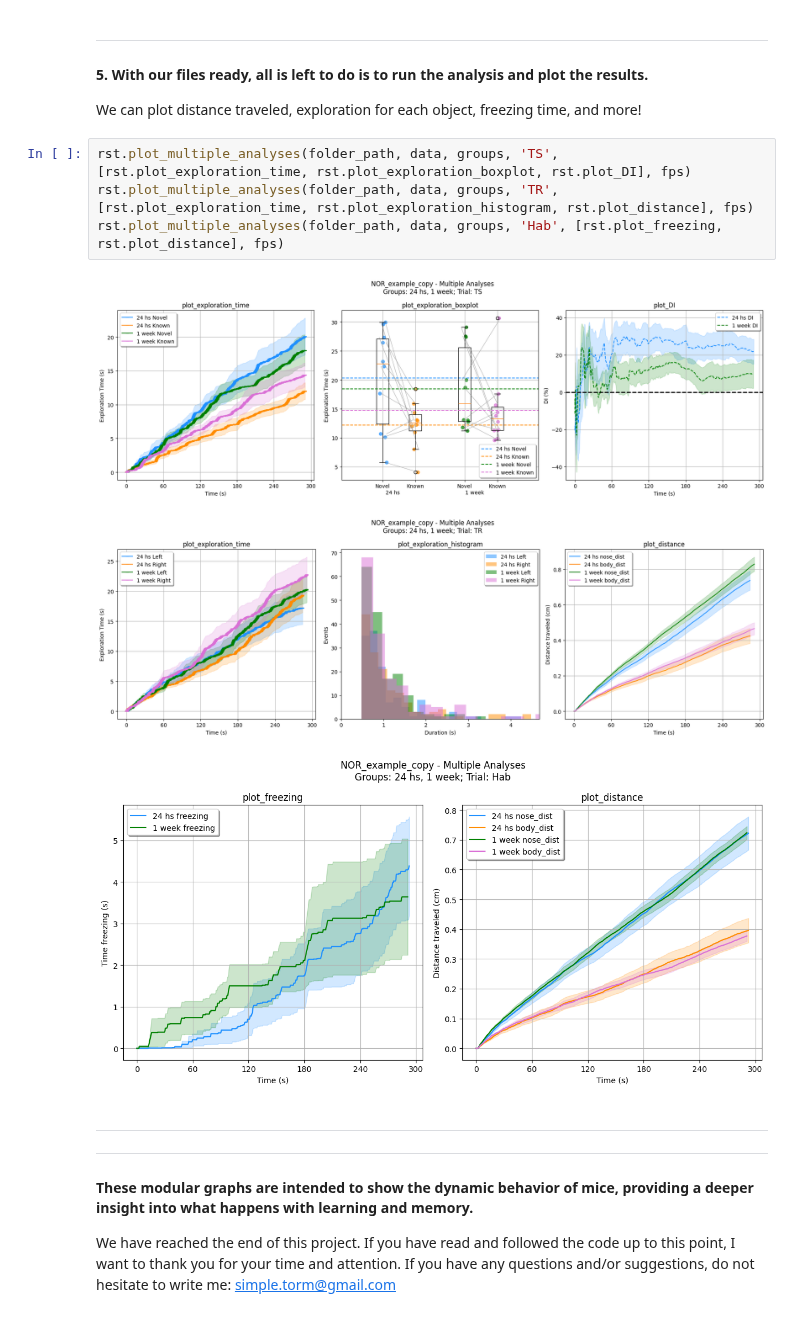
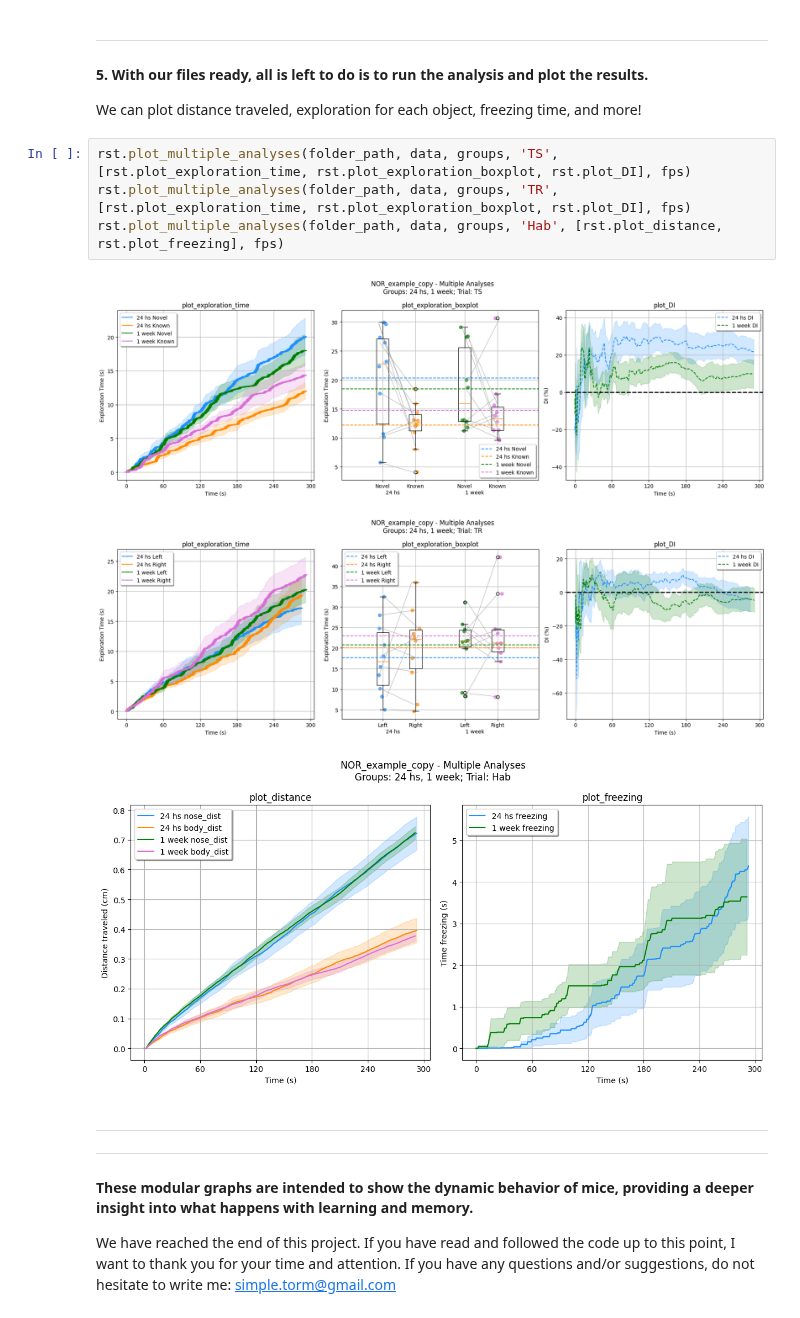
Before and after one commit to sdhers/RAINSTORM, a Jupyter notebook: 7-Seize_labels.ipynb, the cells around one changed output. Saved outputs shown, nothing was run; the diff lists cells and outputs as text.

```diff
--- a/7-Seize_labels.ipynb
+++ b/7-Seize_labels.ipynb
@@ -109,12 +109,12 @@ Renamed and saved: C:\Users\dhers\Desktop\RAINSTORM\docs\examples\NOR_example_co
 We can plot distance traveled, exploration for each object, freezing time, and more!
 # %%
 rst.plot_multiple_analyses(folder_path, data, groups, 'TS', [rst.plot_exploration_time, rst.plot_exploration_boxplot, rst.plot_DI], fps)
-rst.plot_multiple_analyses(folder_path, data, groups, 'TR', [rst.plot_exploration_time, rst.plot_exploration_histogram, rst.plot_distance], fps)
-rst.plot_multiple_analyses(folder_path, data, groups, 'Hab', [rst.plot_freezing, rst.plot_distance], fps)
+rst.plot_multiple_analyses(folder_path, data, groups, 'TR', [rst.plot_exploration_time, rst.plot_exploration_boxplot, rst.plot_DI], fps)
+rst.plot_multiple_analyses(folder_path, data, groups, 'Hab', [rst.plot_distance, rst.plot_freezing], fps)
 # %% [output]
 [figure]
-[figure, old version]
+[figure, new version]
-[figure, old version]
+[figure, new version]
 # %% [markdown]
 ---
 ---
```
Also changed, not shown: parts of 1 cell of this notebook.
